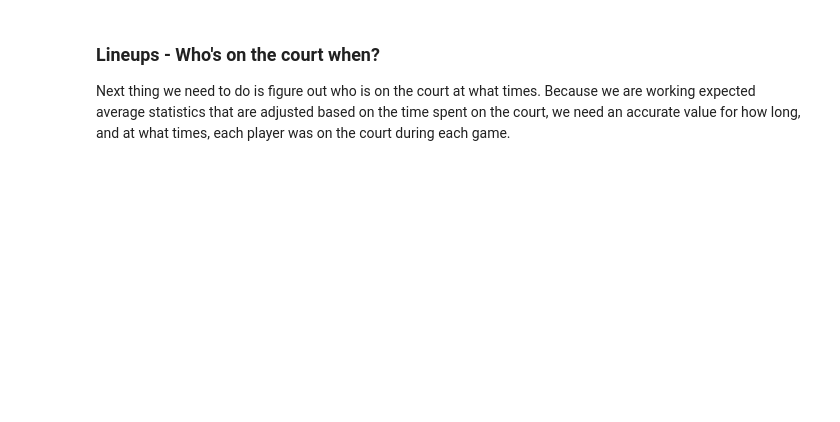
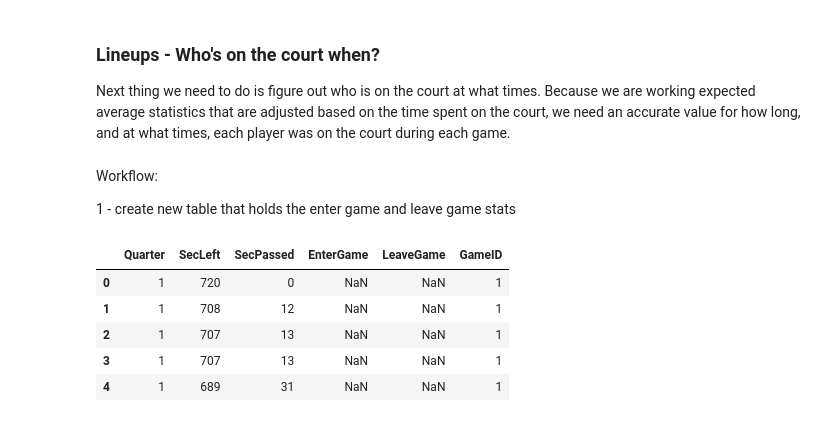
Before and after one commit to SPDiehl/thesis, a Jupyter notebook: thesis-1920.ipynb, the cells around one changed output. Saved outputs shown, nothing was run; the diff lists cells and outputs as text; code cells hidden in the pictures; blank space fills up the shorter version.

```diff
--- a/thesis-1920.ipynb
+++ b/thesis-1920.ipynb
@@ -100,3 +100,18 @@ PBP20.head()
 # %% [markdown]
 ### Lineups - Who's on the court when?
 Next thing we need to do is figure out who is on the court at what times. Because we are working expected average statistics that are adjusted based on the time spent on the court, we need an accurate value for how long, and at what times, each player was on the court during each game.
+# %% [markdown]
+Workflow:
+
+1 - create new table that holds the enter game and leave game stats
+# %%
+subs_df = PBP20[['Quarter', 'SecLeft', 'SecPassed', 'EnterGame', 'LeaveGame', 'GameID']]
+
+subs_df.head()
+# %% [output]
+|  | Quarter | SecLeft | SecPassed | EnterGame | LeaveGame | GameID |
+| 0 | 1 | 720 | 0 | NaN | NaN | 1 |
+| 1 | 1 | 708 | 12 | NaN | NaN | 1 |
+| 2 | 1 | 707 | 13 | NaN | NaN | 1 |
+| 3 | 1 | 707 | 13 | NaN | NaN | 1 |
+| 4 | 1 | 689 | 31 | NaN | NaN | 1 |
```
Also changed, not shown: 2 other files.
